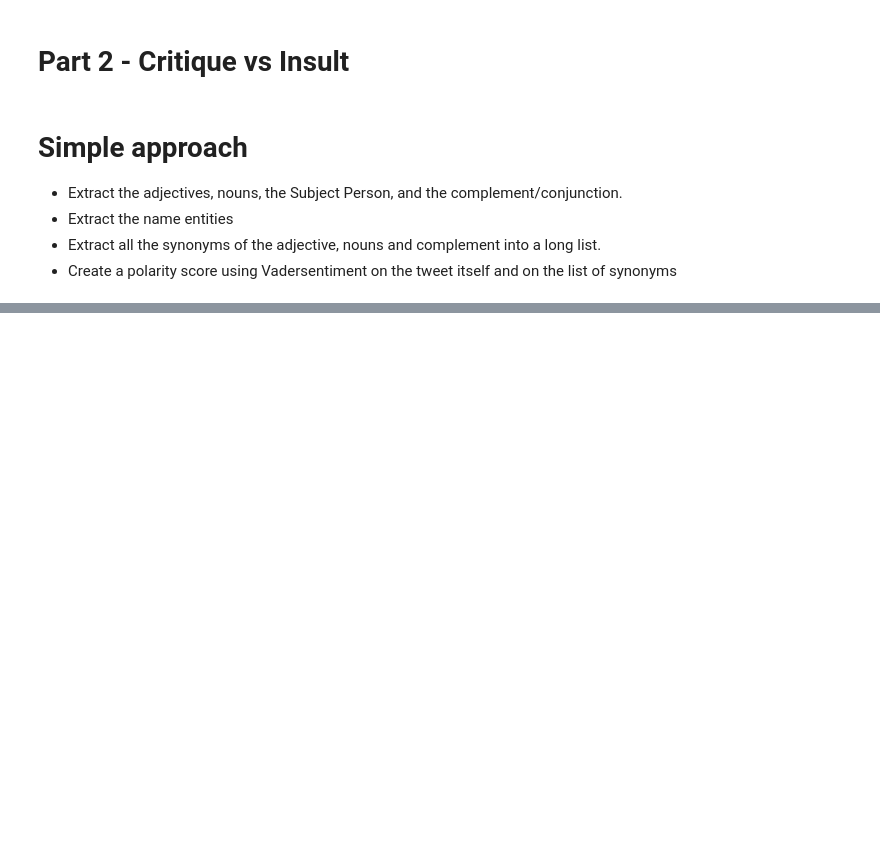
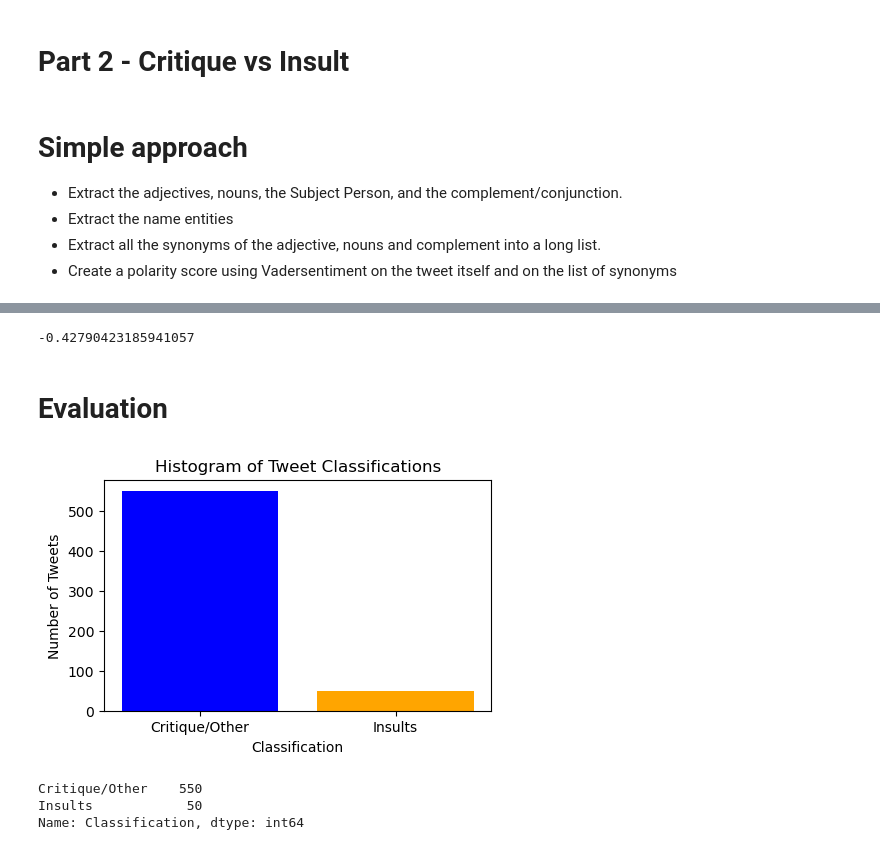
Before and after one commit to philbeliveau/Text_miningProject, a Jupyter notebook: Notebook/Cyberbullying_Exploration.ipynb, the cells around one changed output, grey strips where cells are left out. Drawn from its saved outputs; the diff is of its cells as text; code cells hidden in the pictures; blank space fills up the shorter version.

```diff
--- a/Notebook/Cyberbullying_Exploration.ipynb
+++ b/Notebook/Cyberbullying_Exploration.ipynb
@@ -155,0 +477,13 @@ noncyber = [
+# %%
+def contains_person(subjects, person):
+    person_list = [p for _, p_list in subjects for p in p_list]
+    return str(person) in person_list
+
+df1['Has 1st Person'] = df1['Subjects'].apply(lambda x: contains_person(x, 1))
+df1['Has 2nd Person'] = df1['Subjects'].apply(lambda x: contains_person(x, 2))
+df1['Has 3rd Person'] = df1['Subjects'].apply(lambda x: contains_person(x, 3))
+
+df1['Word Count'] = df1['Tweet'].apply(lambda x: len(x.split()))
+df1['Adjusted SentiWordScore'] = df1.apply(lambda row: row['Dependency Sentiment'] / len(row['Dependency Children']) if len(row['Dependency Children']) != 0 else 0, axis=1)
+#df1['Adjusted SentiWordScore'] = df1.apply(lambda row: row['Dependency Sentiment'] / len(row['Tweet']) if len(row['Tweet']) != 0 else 0, axis=1)
+df1['Has Capital Word'] = df1['Tweet'].apply(lambda x: any(word.isupper() for word in x.split()))
@@ -155,0 +521,18 @@ noncyber = [
+# %%
+# First rule based classification
+def classify(row):
+    education_terms = ['school', 'schools', 'college', 'graduation']
+    if any(term in str(word) for term in education_terms for word in row[['Nouns', 'Tweet']]):
+        return 'Critique/Other'
+    elif row['Adjusted SentiWordScore'] > -0.20:
+        return 'Critique/Other'
+    elif row['Adjusted SentiWordScore'] < -0.15 and row['Sentiment Score'] > 0.3 and row['Synonyms Sentiment Score'] > 0.2:
+        return 'Critique/Other'
+    elif row['Has Capital Word'] == True and row['Adjusted SentiWordScore'] < -0.10 and 'you' in row['Subjects'] or 'your' in row['Subjects']:
+        return 'Insults'
+    else:
+        return 'Insults'
+
+df1['Classification'] = df1.apply(classify, axis=1)
+df1.shape[0]
+df1.sample(3)
@@ -155,0 +544,4 @@ noncyber = [
+# %%
+df1.loc[df1['Classification'] == 'Insults', 'Adjusted SentiWordScore'].mean()
+# %% [output]
+-0.42790423185941057
@@ -155,0 +601,21 @@ noncyber = [
+# %% [markdown]
+# Evaluation
+# %%
+import matplotlib.pyplot as plt
+
+# Get counts
+classification_counts = df1['Classification'].value_counts()
+
+# Create histogram
+plt.figure(figsize=(5, 3))
+plt.bar(classification_counts.index, classification_counts.values, color=['blue', 'orange'])
+plt.xlabel('Classification')
+plt.ylabel('Number of Tweets')
+plt.title('Histogram of Tweet Classifications')
+plt.show()
+print(classification_counts)
+# %% [output]
+[figure, added]
+Critique/Other    550
+Insults            50
+Name: Classification, dtype: int64
```
Also changed, not shown: parts of 34 cells of this notebook, 3 other files.
